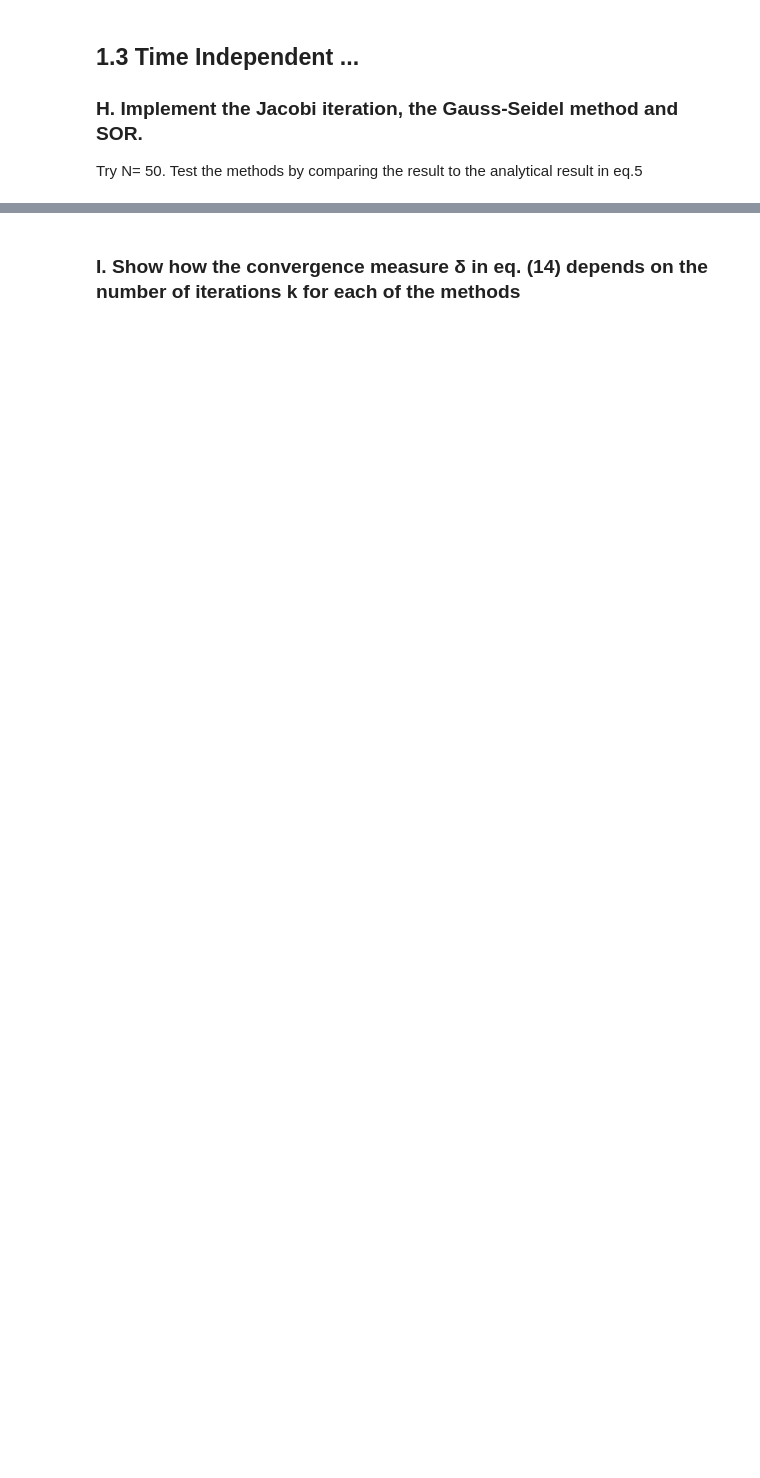
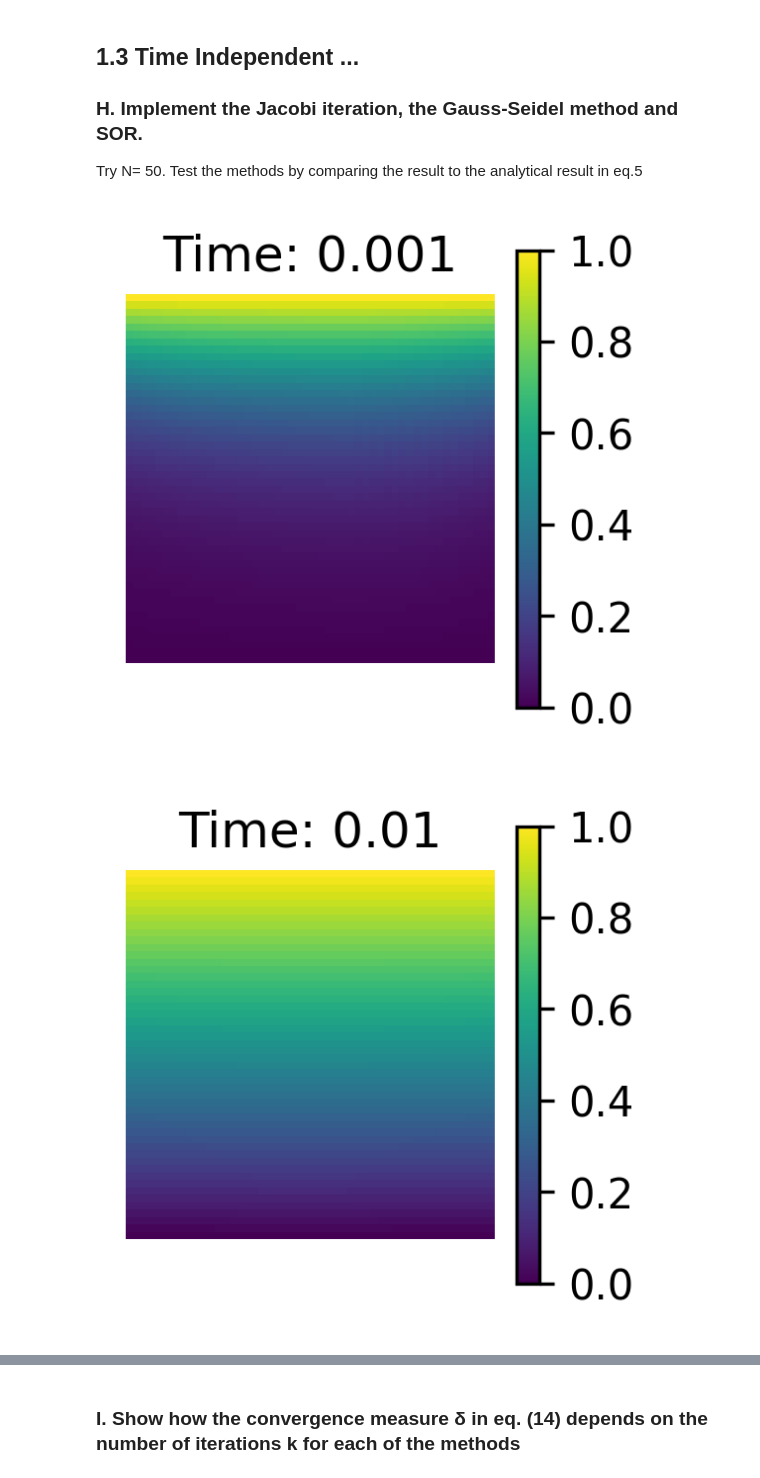
Before and after one commit to NitaiNijholt/ScientificComputing, a Jupyter notebook: assignment_1 - Copia.ipynb, the cells around one changed output, grey strips where cells are left out. Saved outputs shown, nothing was run; the diff lists cells and outputs as text; code cells hidden in the pictures; blank space fills up the shorter version.

```diff
--- a/assignment_1 - Copia.ipynb
+++ b/assignment_1 - Copia.ipynb
@@ -430,0 +496,17 @@ N = 50
+# %%
+# Jacobi
+for t in range(int(TIME/dt)):
+    c = update_jacobi(c,N)
+    c_sim_jacobi[t,:,:] = c
+# %%
+# Gauss
+c = start_grid(N)
+for t in range(int(TIME/dt)):
+    c = update_gauss(c,N)
+    c_sim_gaussi[t,:,:] = c
+# %%
+# SOR
+c = start_grid(N)
+for t in range(int(TIME/dt)):
+    c = update_sor(c,N,w=W)
+    c_sim_succor[t,:,:] = c
@@ -430,0 +541,19 @@ N = 50
+# %%
+# Plot graph at certain times to check it is ok
+times = [0.001,0.01,0.1,1]
+
+# Get system at desired times
+for i in range(len(times)):
+    time = times[i]
+    sim = c_sim_succor[get_index(time,dt),:,:]
+    plt.figure(figsize=(2,2),dpi=300)
+
+    plt.clf()
+    plt.imshow(sim, vmin=0, vmax=1)
+    plt.axis(False)
+    plt.grid(True)
+    plt.title('Time: '+str(time))
+    plt.colorbar()
+# %% [output]
+[figure, added]
+[figure, added]
```
Also changed, not shown: parts of 30 cells of this notebook.
